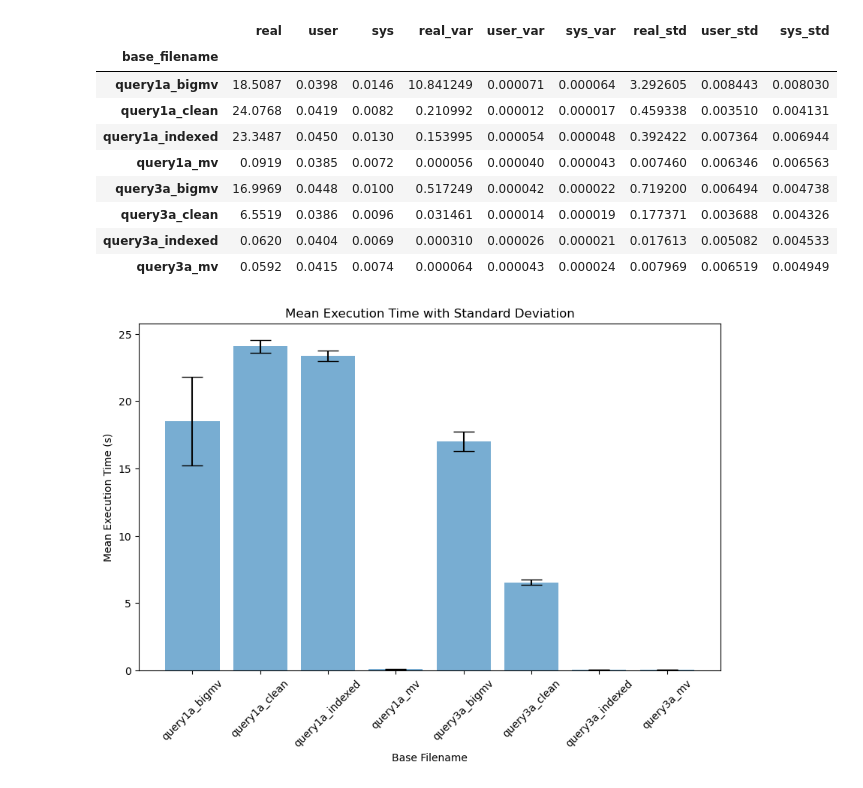
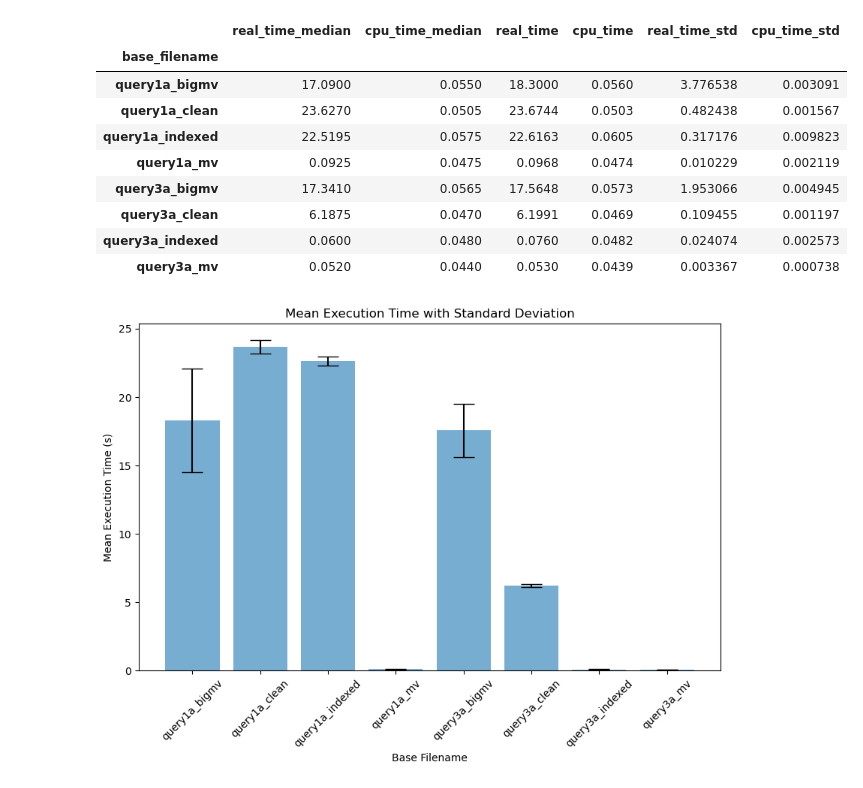
Before and after one commit to gianmarcoalessio/datawarehouse-tpc, a Jupyter notebook: stats.ipynb, the cells around one changed output. Saved outputs shown, nothing was run; the diff lists cells and outputs as text; code cells hidden in the pictures.

```diff
--- a/stats.ipynb
+++ b/stats.ipynb
@@ -1,49 +1,55 @@
 # %%
 import pandas as pd
 import re
 
 # Load data
-data = pd.read_csv('code/results/res_20240313_145419/execution_times.csv')
+data = pd.read_csv('code/results/res_20240313_173822/execution_times.csv')
 
 # Remove rows with NaN values
 data = data.dropna()
 
 # Function to extract numeric part from time strings
 def extract_time(s):
     m, s = re.match(r'(\d+)m(\d+\.\d+)s', s).groups()
     return int(m) * 60 + float(s)
 
 # Apply the function to 'real', 'user', 'sys' columns and convert to float
 for col in ['real', 'user', 'sys']:
     data[col] = data[col].apply(extract_time).astype(float)
 
+# Sum 'user' and 'sys' columns to a new column 'cpu_time'
+data['cpu_time'] = data['user'] + data['sys']
+
+# Rename 'real' column to 'real_time'
+data = data.rename(columns={"real": "real_time"})
+
 # Extract the base filename
 data['base_filename'] = data['filename'].str.extract(r'(.*?)(?=_\d+|$)')
 
-# Group by base_filename and calculate mean, variance, and standard deviation
-mean_result = data.groupby('base_filename')[['real', 'user', 'sys']].mean()
-var_result = data.groupby('base_filename')[['real', 'user', 'sys']].var()
-std_result = data.groupby('base_filename')[['real', 'user', 'sys']].std()
+# Group by base_filename and calculate mean and standard deviation
+mean_result = data.groupby('base_filename')[['real_time', 'cpu_time']].mean()
+median_result = data.groupby('base_filename')[['real_time', 'cpu_time']].median()
+std_result = data.groupby('base_filename')[['real_time', 'cpu_time']].std()
 
-# Rename columns in variance and standard deviation results
-var_result = var_result.rename(columns={"real": "real_var", "user": "user_var", "sys": "sys_var"})
-std_result = std_result.rename(columns={"real": "real_std", "user": "user_std", "sys": "sys_std"})
+# Rename columns in standard deviation results
+median_result = median_result.rename(columns={"real_time": "real_time_median", "cpu_time": "cpu_time_median"})
+std_result = std_result.rename(columns={"real_time": "real_time_std", "cpu_time": "cpu_time_std"})
 
-# Join mean, variance, and standard deviation results
-result = pd.concat([mean_result, var_result, std_result], axis=1)
+# Join mean and standard deviation results
+result = pd.concat([median_result, mean_result,  std_result], axis=1)
 
 display(result)
 # %% [output]
-|  | real | user | sys | real_var | user_var | sys_var | real_std | user_std | sys_std |
-| base_filename |  |  |  |  |  |  |  |  |  |
-| query1a_bigmv | 18.5087 | 0.0398 | 0.0146 | 10.841249 | 0.000071 | 0.000064 | 3.292605 | 0.008443 | 0.008030 |
-| query1a_clean | 24.0768 | 0.0419 | 0.0082 | 0.210992 | 0.000012 | 0.000017 | 0.459338 | 0.003510 | 0.004131 |
-| query1a_indexed | 23.3487 | 0.0450 | 0.0130 | 0.153995 | 0.000054 | 0.000048 | 0.392422 | 0.007364 | 0.006944 |
-| query1a_mv | 0.0919 | 0.0385 | 0.0072 | 0.000056 | 0.000040 | 0.000043 | 0.007460 | 0.006346 | 0.006563 |
-| query3a_bigmv | 16.9969 | 0.0448 | 0.0100 | 0.517249 | 0.000042 | 0.000022 | 0.719200 | 0.006494 | 0.004738 |
-| query3a_clean | 6.5519 | 0.0386 | 0.0096 | 0.031461 | 0.000014 | 0.000019 | 0.177371 | 0.003688 | 0.004326 |
-| query3a_indexed | 0.0620 | 0.0404 | 0.0069 | 0.000310 | 0.000026 | 0.000021 | 0.017613 | 0.005082 | 0.004533 |
-| query3a_mv | 0.0592 | 0.0415 | 0.0074 | 0.000064 | 0.000043 | 0.000024 | 0.007969 | 0.006519 | 0.004949 |
+|  | real_time_median | cpu_time_median | real_time | cpu_time | real_time_std | cpu_time_std |
+| base_filename |  |  |  |  |  |  |
+| query1a_bigmv | 17.0900 | 0.0550 | 18.3000 | 0.0560 | 3.776538 | 0.003091 |
+| query1a_clean | 23.6270 | 0.0505 | 23.6744 | 0.0503 | 0.482438 | 0.001567 |
+| query1a_indexed | 22.5195 | 0.0575 | 22.6163 | 0.0605 | 0.317176 | 0.009823 |
+| query1a_mv | 0.0925 | 0.0475 | 0.0968 | 0.0474 | 0.010229 | 0.002119 |
+| query3a_bigmv | 17.3410 | 0.0565 | 17.5648 | 0.0573 | 1.953066 | 0.004945 |
+| query3a_clean | 6.1875 | 0.0470 | 6.1991 | 0.0469 | 0.109455 | 0.001197 |
+| query3a_indexed | 0.0600 | 0.0480 | 0.0760 | 0.0482 | 0.024074 | 0.002573 |
+| query3a_mv | 0.0520 | 0.0440 | 0.0530 | 0.0439 | 0.003367 | 0.000738 |
 # %%
 import matplotlib.pyplot as plt
 
@@ -51,7 +57,7 @@ import matplotlib.pyplot as plt
 plt.figure(figsize=(10, 6))
 
 # Create a bar plot for 'real' column with 'real_std' as error bars
-plt.bar(result.index, result['real'], yerr=result['real_std'], alpha=0.6, capsize=10)
+plt.bar(result.index, result['real_time'], yerr=result['real_time_std'], alpha=0.6, capsize=10)
 
 # Set plot title and labels
 plt.title('Mean Execution Time with Standard Deviation')
@@ -64,7 +70,7 @@ plt.xticks(rotation=45)
 # Show the plot
 plt.show()
 # %% [output]
-[figure, old version]
+[figure, new version]
 # %%
 fig, axs = plt.subplots(2, 1, figsize=(15, 10))
 
```
Also changed, not shown: parts of 3 cells of this notebook, 7 other files.
